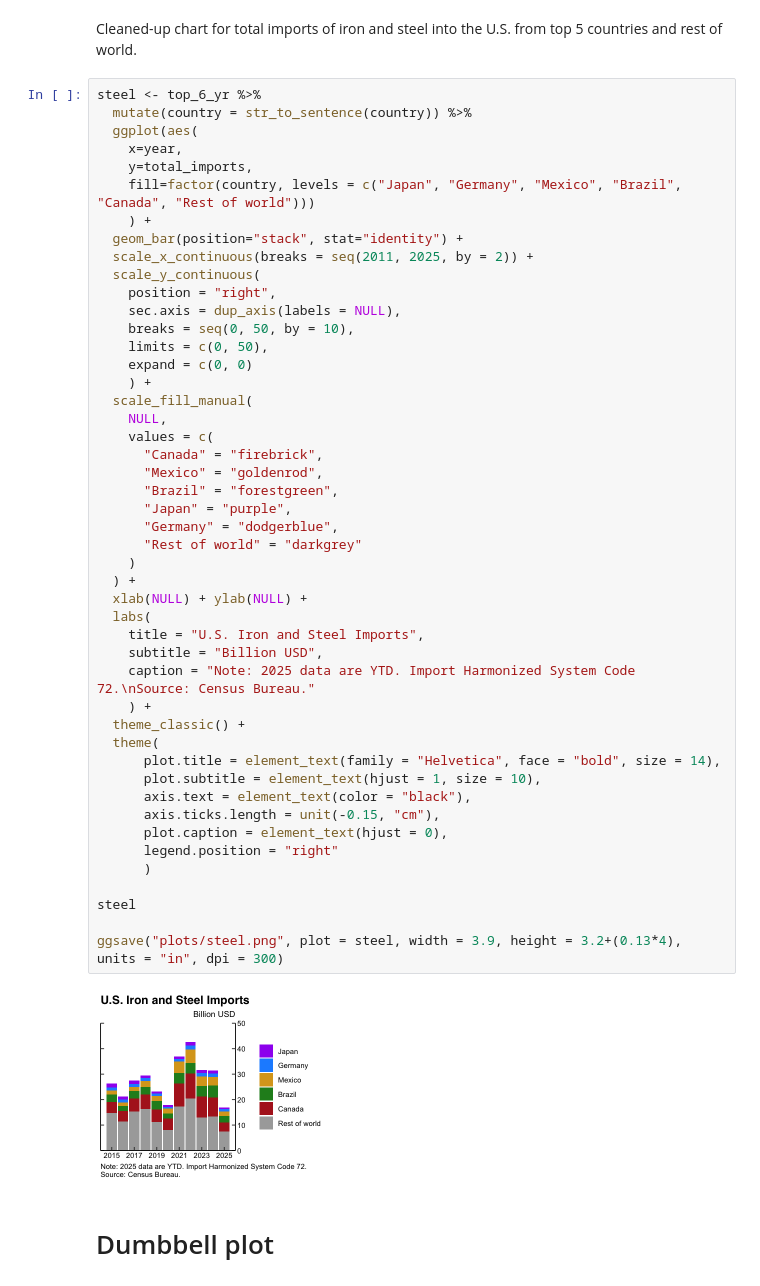
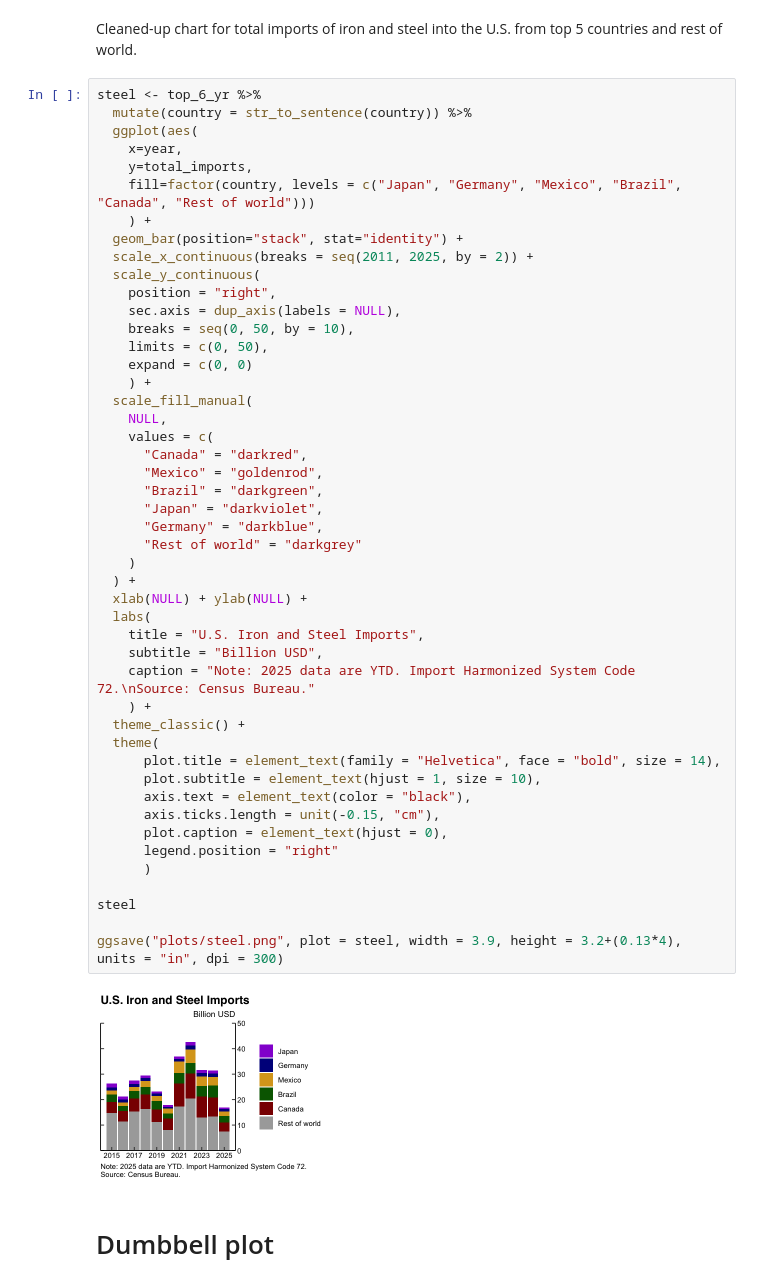
Before and after one commit to maha4028/economic-charting, a Jupyter notebook: generate_plots.ipynb, the cells around one changed output. Saved outputs shown, nothing was run; the diff lists cells and outputs as text.

```diff
--- a/generate_plots.ipynb
+++ b/generate_plots.ipynb
@@ -735,38 +739,38 @@ steel <- top_6_yr %>%
     limits = c(0, 50),
     expand = c(0, 0)
     ) +
   scale_fill_manual(
     NULL,
     values = c(
-      "Canada" = "firebrick",
+      "Canada" = "darkred",
       "Mexico" = "goldenrod",
-      "Brazil" = "forestgreen",
-      "Japan" = "purple",
-      "Germany" = "dodgerblue",
+      "Brazil" = "darkgreen",
+      "Japan" = "darkviolet",
+      "Germany" = "darkblue",
       "Rest of world" = "darkgrey"
     )
   ) +
   xlab(NULL) + ylab(NULL) +
   labs(
     title = "U.S. Iron and Steel Imports",
     subtitle = "Billion USD",
     caption = "Note: 2025 data are YTD. Import Harmonized System Code 72.\nSource: Census Bureau."
     ) +
   theme_classic() +
   theme(
       plot.title = element_text(family = "Helvetica", face = "bold", size = 14),
       plot.subtitle = element_text(hjust = 1, size = 10),
       axis.text = element_text(color = "black"),
       axis.ticks.length = unit(-0.15, "cm"),
       plot.caption = element_text(hjust = 0),
       legend.position = "right"
       )
 
 steel
 
 ggsave("plots/steel.png", plot = steel, width = 3.9, height = 3.2+(0.13*4), units = "in", dpi = 300)
 # %% [output]
-[figure, old version]
+[figure, new version]
 # %% [markdown]
 # Dumbbell plot
 # %% [markdown]
```
Also changed, not shown: parts of 6 cells of this notebook, 5 other files.
